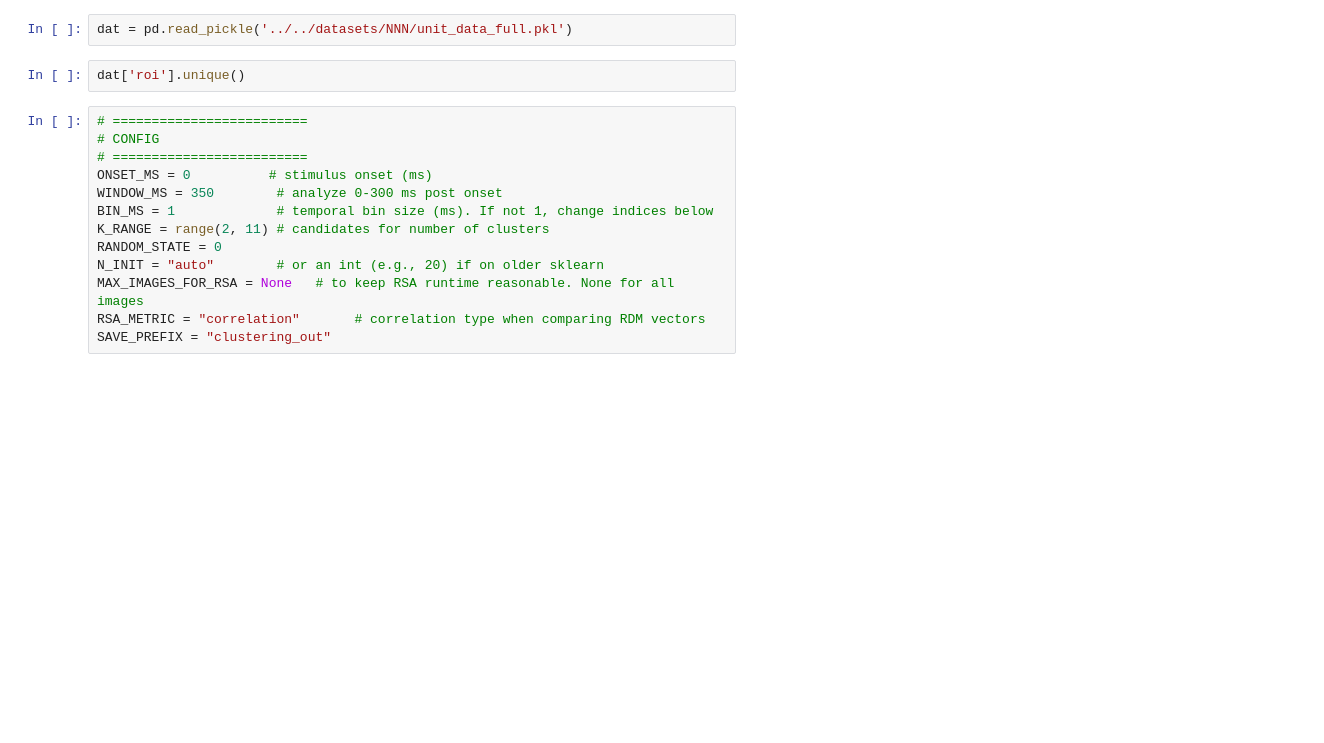
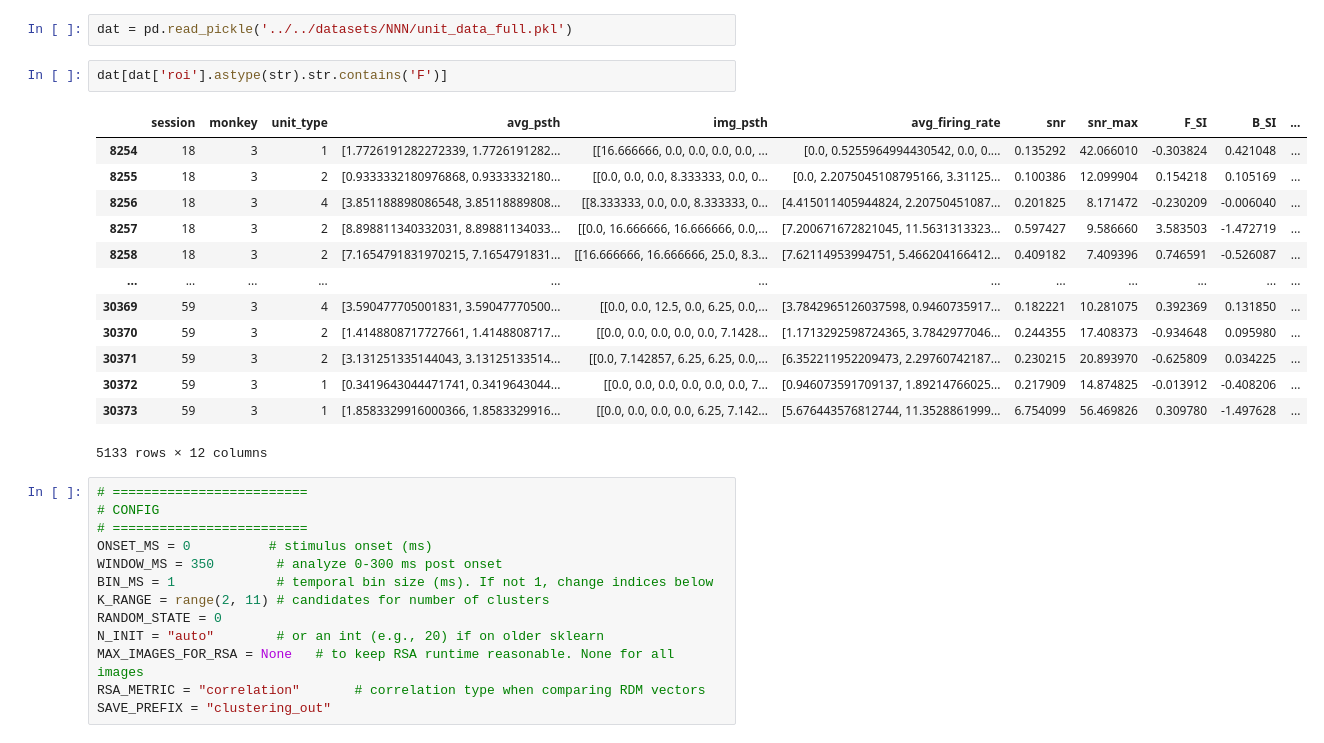
Before and after one commit to aimarvi/triplen, a Jupyter notebook: kmeans/per_roi.ipynb, the cells around one changed output. Cells and saved outputs as stored; diff of their text form; blank space fills up the shorter version.

```diff
--- a/kmeans/per_roi.ipynb
+++ b/kmeans/per_roi.ipynb
@@ -7,7 +7,21 @@ from scipy.stats import zscore, pearsonr
 # %%
 dat = pd.read_pickle('../../datasets/NNN/unit_data_full.pkl')
 # %%
-dat['roi'].unique()
+dat[dat['roi'].astype(str).str.contains('F')]
+# %% [output]
+|  | session | monkey | unit_type | avg_psth | img_psth | avg_firing_rate | snr | snr_max | F_SI | B_SI | ... |
+| 8254 | 18 | 3 | 1 | [1.7726191282272339, 1.7726191282... | [[16.666666, 0.0, 0.0, 0.0, 0.0, ... | [0.0, 0.5255964994430542, 0.0, 0.... | 0.135292 | 42.066010 | -0.303824 | 0.421048 | ... |
+| 8255 | 18 | 3 | 2 | [0.9333332180976868, 0.9333332180... | [[0.0, 0.0, 0.0, 8.333333, 0.0, 0... | [0.0, 2.2075045108795166, 3.31125... | 0.100386 | 12.099904 | 0.154218 | 0.105169 | ... |
+| 8256 | 18 | 3 | 4 | [3.851188898086548, 3.85118889808... | [[8.333333, 0.0, 0.0, 8.333333, 0... | [4.415011405944824, 2.20750451087... | 0.201825 | 8.171472 | -0.230209 | -0.006040 | ... |
+| 8257 | 18 | 3 | 2 | [8.898811340332031, 8.89881134033... | [[0.0, 16.666666, 16.666666, 0.0,... | [7.200671672821045, 11.5631313323... | 0.597427 | 9.586660 | 3.583503 | -1.472719 | ... |
+| 8258 | 18 | 3 | 2 | [7.1654791831970215, 7.1654791831... | [[16.666666, 16.666666, 25.0, 8.3... | [7.62114953994751, 5.466204166412... | 0.409182 | 7.409396 | 0.746591 | -0.526087 | ... |
+| ... | ... | ... | ... | ... | ... | ... | ... | ... | ... | ... | ... |
+| 30369 | 59 | 3 | 4 | [3.590477705001831, 3.59047770500... | [[0.0, 0.0, 12.5, 0.0, 6.25, 0.0,... | [3.7842965126037598, 0.9460735917... | 0.182221 | 10.281075 | 0.392369 | 0.131850 | ... |
+| 30370 | 59 | 3 | 2 | [1.4148808717727661, 1.4148808717... | [[0.0, 0.0, 0.0, 0.0, 0.0, 7.1428... | [1.1713292598724365, 3.7842977046... | 0.244355 | 17.408373 | -0.934648 | 0.095980 | ... |
+| 30371 | 59 | 3 | 2 | [3.131251335144043, 3.13125133514... | [[0.0, 7.142857, 6.25, 6.25, 0.0,... | [6.352211952209473, 2.29760742187... | 0.230215 | 20.893970 | -0.625809 | 0.034225 | ... |
+| 30372 | 59 | 3 | 1 | [0.3419643044471741, 0.3419643044... | [[0.0, 0.0, 0.0, 0.0, 0.0, 0.0, 7... | [0.946073591709137, 1.89214766025... | 0.217909 | 14.874825 | -0.013912 | -0.408206 | ... |
+| 30373 | 59 | 3 | 1 | [1.8583329916000366, 1.8583329916... | [[0.0, 0.0, 0.0, 0.0, 6.25, 7.142... | [5.676443576812744, 11.3528861999... | 6.754099 | 56.469826 | 0.309780 | -1.497628 | ... |
+5133 rows × 12 columns
 # %%
 # =========================
 # CONFIG
```
Also changed, not shown: parts of 1 cell of this notebook, 2 other files.
